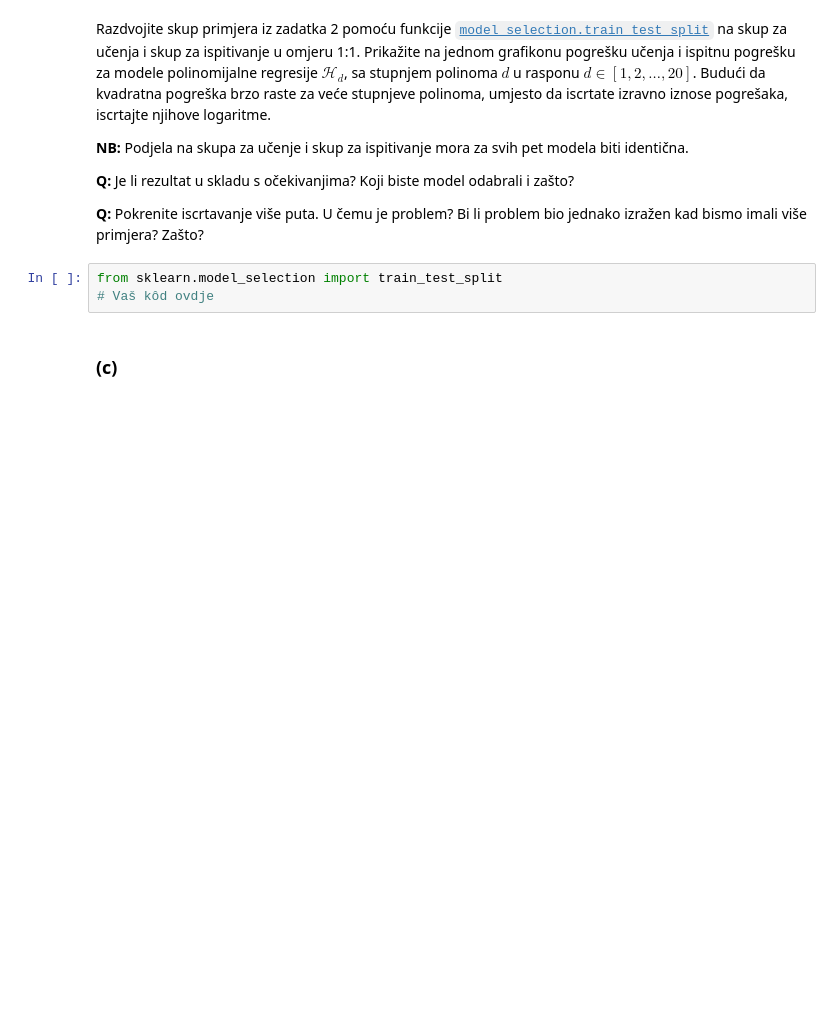
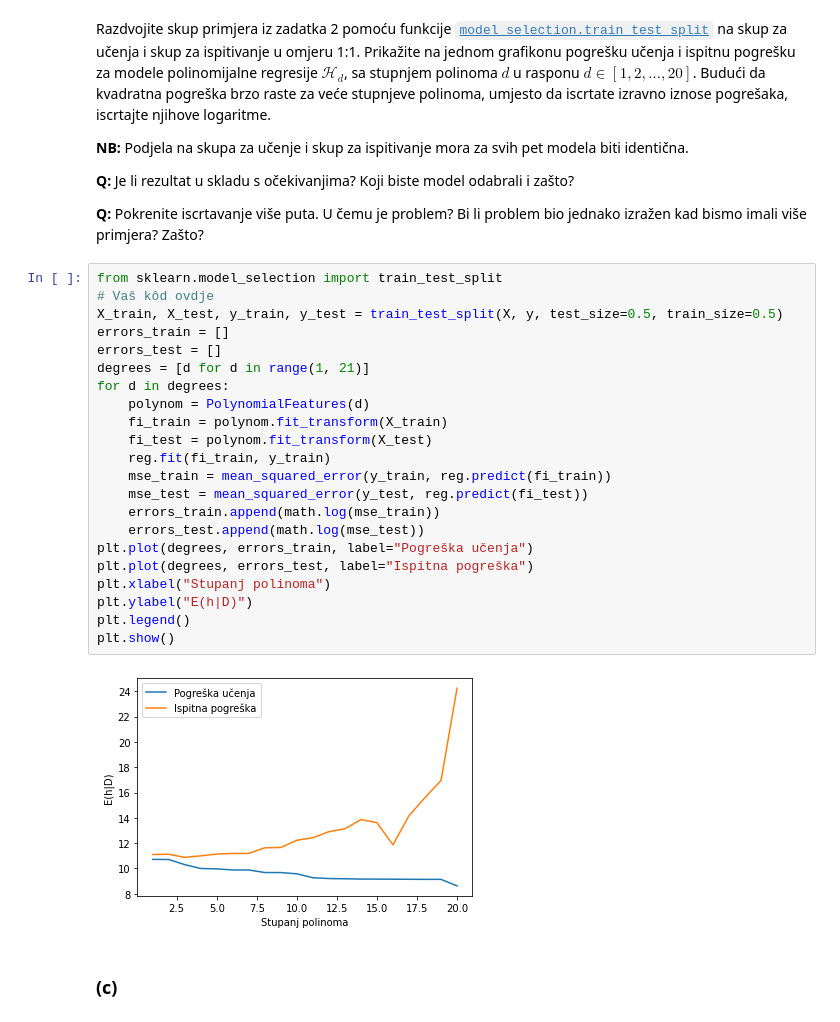
Before and after one commit to dbrcina/SU-FER-2020-21, a Jupyter notebook: SU-2020-LAB01-0036506587.ipynb, the cells around one changed output. Cells and saved outputs as stored; diff of their text form; blank space fills up the shorter version.

```diff
--- a/SU-2020-LAB01-0036506587.ipynb
+++ b/SU-2020-LAB01-0036506587.ipynb
@@ -225,9 +249,30 @@ Razdvojite skup primjera iz zadatka 2 pomoću funkcije [`model_selection.train_t
 **Q:** Je li rezultat u skladu s očekivanjima? Koji biste model odabrali i zašto?
 
 **Q:** Pokrenite iscrtavanje više puta. U čemu je problem? Bi li problem bio jednako izražen kad bismo imali više primjera? Zašto?
-# %%
-from sklearn.model_selection import train_test_split
-# Vaš kôd ovdje
+# %%
+from sklearn.model_selection import train_test_split
+# Vaš kôd ovdje
+X_train, X_test, y_train, y_test = train_test_split(X, y, test_size=0.5, train_size=0.5)
+errors_train = []
+errors_test = []
+degrees = [d for d in range(1, 21)]
+for d in degrees:
+    polynom = PolynomialFeatures(d)
+    fi_train = polynom.fit_transform(X_train)
+    fi_test = polynom.fit_transform(X_test)
+    reg.fit(fi_train, y_train)
+    mse_train = mean_squared_error(y_train, reg.predict(fi_train))
+    mse_test = mean_squared_error(y_test, reg.predict(fi_test))
+    errors_train.append(math.log(mse_train))
+    errors_test.append(math.log(mse_test))
+plt.plot(degrees, errors_train, label="Pogreška učenja")
+plt.plot(degrees, errors_test, label="Ispitna pogreška")
+plt.xlabel("Stupanj polinoma")
+plt.ylabel("E(h|D)")
+plt.legend()
+plt.show()
+# %% [output]
+[figure, added]
 # %% [markdown]
 ### (c)
 # %% [markdown]
```
Also changed, not shown: parts of 5 cells of this notebook.
